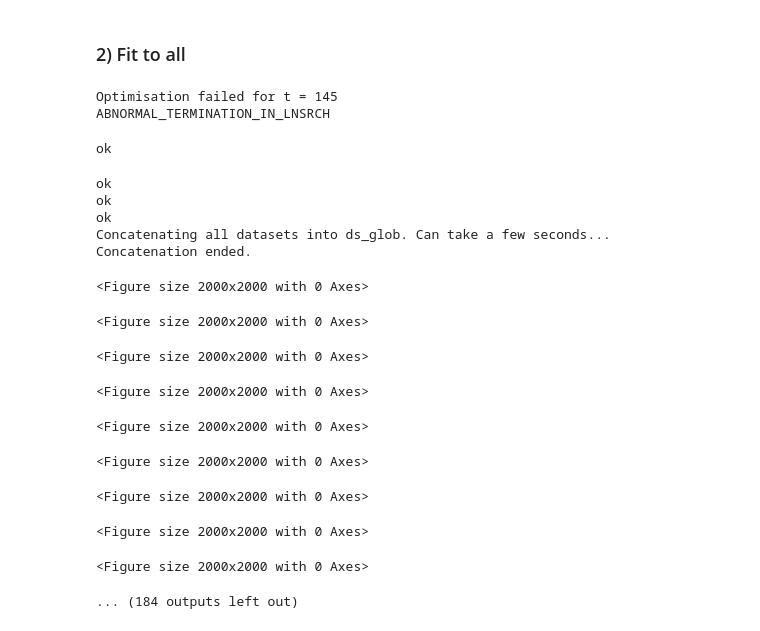
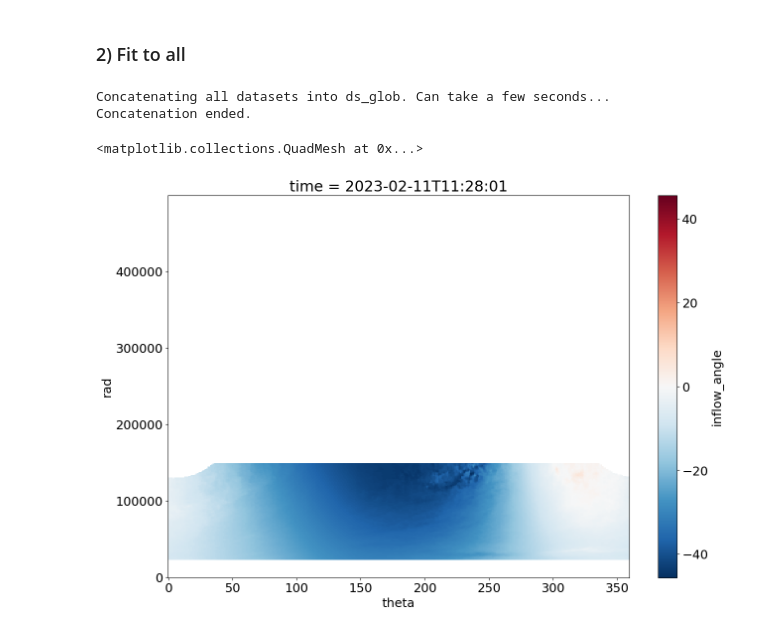
Before and after one commit to Arthur117/TCsLifeMonitFromObs, a Jupyter notebook: winddirection/PRJCT_TCBL/00_FIT_K25_wZU.ipynb, the cells around one changed output. Saved outputs shown, nothing was run; the diff lists cells and outputs as text; code cells hidden in the pictures.

```diff
--- a/winddirection/PRJCT_TCBL/00_FIT_K25_wZU.ipynb
+++ b/winddirection/PRJCT_TCBL/00_FIT_K25_wZU.ipynb
@@ -45,10 +45,10 @@ PTHS = {
 }
 
 PRMS = {
-    'upper_bound':  200000, # Upper bound for r, in m. Lower bound is Rmax by default.
-    'reduced_area': False,  # Constrains the study for Rmax < r < upper_bound
-    'sav_fgs':      True,
-    'sav_css':      True,
+    'upper_bound':  150000, # Upper bound for r, in m. Lower bound is Rmax by default.
+    'reduced_area': True,  # Constrains the study for Rmax < r < upper_bound
+    'sav_fgs':      False,
+    'sav_css':      False,
 }
 
 # Open data
@@ -70,8 +70,8 @@ print(len(dsg_filtered.time))
 # %% [output]
 472
 # %%
-# # Debug
-# dsg_filtered = dsg_filtered.where(dsg_filtered.file_tcva.str[:-17] == 'rcm1-sclna-owi-ca-20230211t112711-20230211t112851-00003-xxxxx_sw_sh112023', drop=True)
+# Debug
+dsg_filtered = dsg_filtered.where(dsg_filtered.file_tcva.str[:-17] == 'rcm1-sclna-owi-ca-20230211t112711-20230211t112851-00003-xxxxx_sw_sh112023', drop=True)
 # %% [markdown]
 ### 1) Model functions
 # %%
@@ -613,10 +613,13 @@ for t in tqdm(range(len(dsg_filtered.time))):
 
         # Compute asymmetries
         for rad in xs:
-            # Amplitude of cosine
-            if np.count_nonzero(np.isnan(dsh.sel(rad=rad, method='nearest').ws)) == 0:
-                acn, phi, c = get_wn1(np.deg2rad(dsh.sel(rad=rad, method='nearest').th), dsh.sel(rad=rad, method='nearest').ws, float(ds.vmx) / 3, float(ds.vmx))
-            else:
+            try:
+                # Amplitude of cosine
+                if np.count_nonzero(np.isnan(dsh.sel(rad=rad, method='nearest').ws)) == 0:
+                    acn, phi, c = get_wn1(np.deg2rad(dsh.sel(rad=rad, method='nearest').th), dsh.sel(rad=rad, method='nearest').ws, float(ds.vmx) / 3, float(ds.vmx))
+                else:
+                    acn = phi = c = np.nan
+            except RuntimeError:
                 acn = phi = c = np.nan
             ACN.append(acn)
             PHS.append(phi)
@@ -794,22 +797,6 @@ print('Concatenating all datasets into ds_glob. Can take a few seconds...')
 new_dsg = xr.concat(listOfDatasets, dim='time') # Concatenate all datasets into a global dataset
 print('Concatenation ended.')
 # %% [output]
-Optimisation failed for t = 145
-ABNORMAL_TERMINATION_IN_LNSRCH
+Concatenating all datasets into ds_glob. Can take a few seconds...
+Concatenation ended.
-ok
-ok
-ok
-ok
-Concatenating all datasets into ds_glob. Can take a few seconds...
-Concatenation ended.
-<Figure size 2000x2000 with 0 Axes>
-<Figure size 2000x2000 with 0 Axes>
-<Figure size 2000x2000 with 0 Axes>
-<Figure size 2000x2000 with 0 Axes>
-<Figure size 2000x2000 with 0 Axes>
-<Figure size 2000x2000 with 0 Axes>
-<Figure size 2000x2000 with 0 Axes>
-<Figure size 2000x2000 with 0 Axes>
-<Figure size 2000x2000 with 0 Axes>
-... (184 outputs left out)
 # %%
@@ -819,0 +807,5 @@ new_dsg.to_netcdf(PTHS['sav_dir'] + 'dsg_K25wZU_withKsetto{}.nc'.format(fixed_K)
+# %%
+dszu.inflow_angle.plot()
+# %% [output]
+<matplotlib.collections.QuadMesh at 0x...>
+[figure, added]
```
Also changed, not shown: parts of 4 cells of this notebook, 5 other files.
